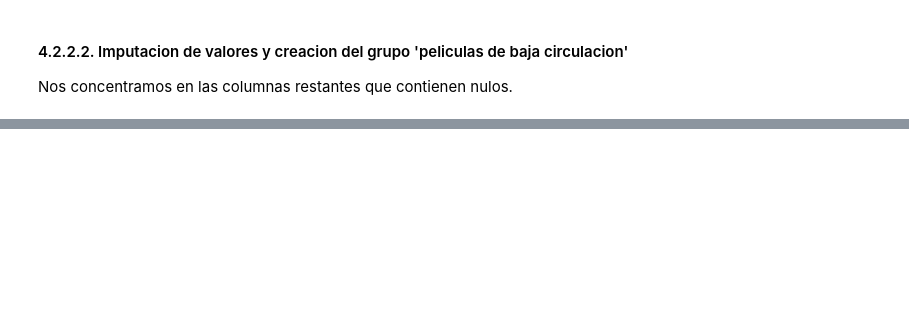
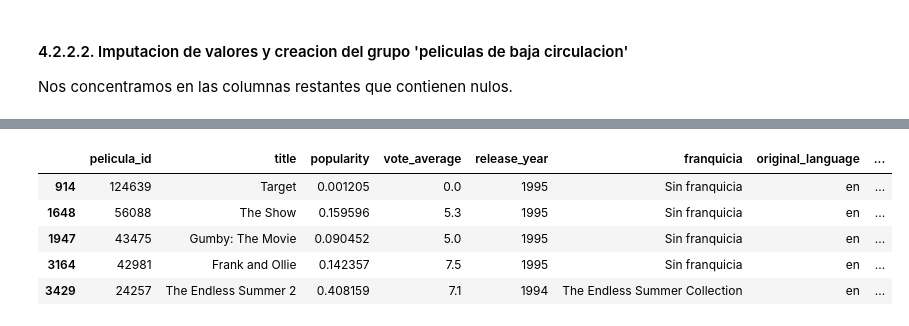
Before and after one commit to mmvvff/henry_pi_mlops, a Jupyter notebook: data_processing/04_etl_merge_datafinal.ipynb, the cells around one changed output, grey strips where cells are left out. Saved outputs shown, nothing was run; the diff lists cells and outputs as text; code cells hidden in the pictures; blank space fills up the shorter version.

```diff
--- a/data_processing/04_etl_merge_datafinal.ipynb
+++ b/data_processing/04_etl_merge_datafinal.ipynb
@@ -362,6 +416,7 @@ Nos concentramos en las columnas restantes que contienen nulos.
 columns_grupo_bjcrclcn=[
     'prtgnst_name',
     'prtgnst_gender_strng',
+    'prtgnst_nivel',
     'director',
     'executive_producer']
 data_mvp_ml[columns_grupo_bjcrclcn].isna().sum()
@@ -386,7 +445,16 @@ data_mvp_ml.loc[data_mvp_ml['director'].isna()==True].head(3)
 # %%
-# inputamos valores nulos con las columnas seleccionadas con el valor 'desconocido';
-# como todas las columnas son string, no hay problemas de cambio en el tipo de dato.
-data_mvp_ml[columns_grupo_bjcrclcn]=data_mvp_ml[columns_grupo_bjcrclcn].fillna('Sin franquicia')
+# inputamos valores nulos con las columnas seleccionadas con el valor 'baja_circulacion';
+# cambiamos prtgnst_nivel a string para facilitar a imputacion de valores
+data_mvp_ml['prtgnst_nivel']=data_mvp_ml['prtgnst_nivel'].astype('string')
+data_mvp_ml[columns_grupo_bjcrclcn]=data_mvp_ml[columns_grupo_bjcrclcn].fillna('baja_circulacion')
+data_mvp_ml.loc[baja_circulacion_index].head(5)
+# %% [output]
+|  | pelicula_id | title | popularity | vote_average | release_year | franquicia | original_language | ... |
+| 914 | 124639 | Target | 0.001205 | 0.0 | 1995 | Sin franquicia | en | ... |
+| 1648 | 56088 | The Show | 0.159596 | 5.3 | 1995 | Sin franquicia | en | ... |
+| 1947 | 43475 | Gumby: The Movie | 0.090452 | 5.0 | 1995 | Sin franquicia | en | ... |
+| 3164 | 42981 | Frank and Ollie | 0.142357 | 7.5 | 1995 | Sin franquicia | en | ... |
+| 3429 | 24257 | The Endless Summer 2 | 0.408159 | 7.1 | 1994 | The Endless Summer Collection | en | ... |
 # %%
 # El resultado despues de completar todas las fases de imputacion: exportamos el df para alimentar el modelo ML
 data_mvp_ml.to_csv(os.path.join("3_output","data_mvp_final_ml.csv"))
```
Also changed, not shown: parts of 11 cells of this notebook, 6 other files.
